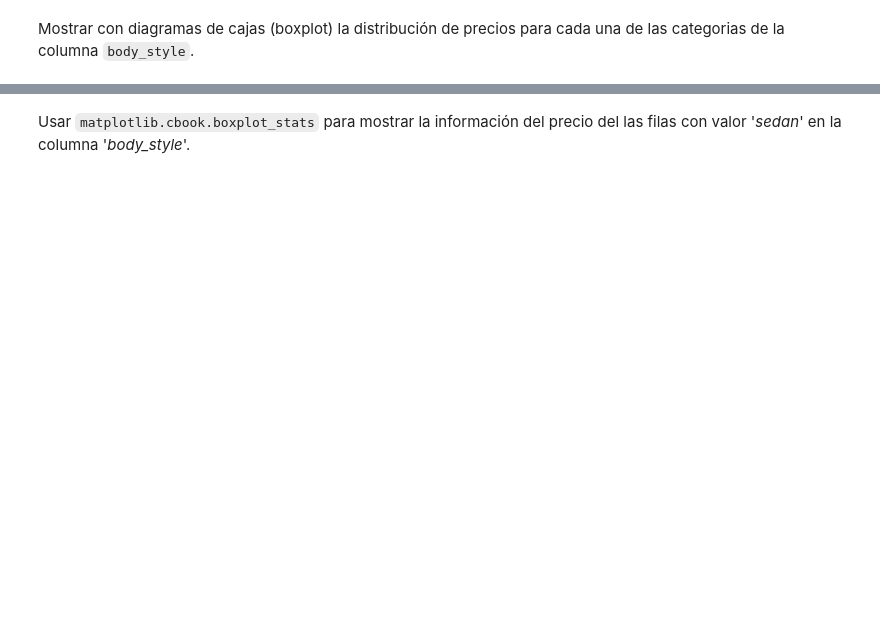
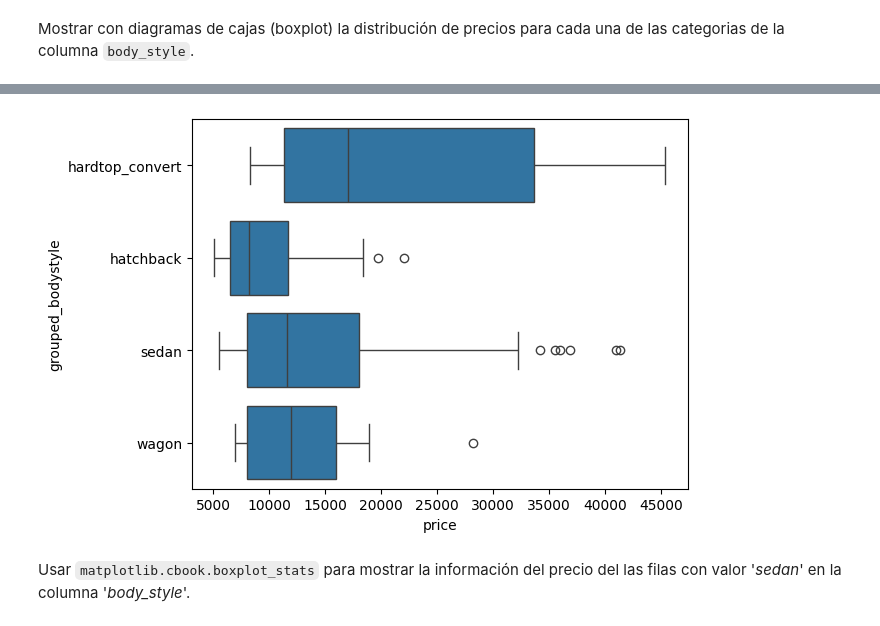
Before and after one commit to sobricius/Curso-Deep-Learning, a Jupyter notebook: Cuadernos/Prácticas/02.Práctica.1.Preparación.de.datos.ipynb, the cells around one changed output, grey strips where cells are left out. Drawn from its saved outputs; the diff is of its cells as text; code cells hidden in the pictures; blank space fills up the shorter version.

```diff
--- a/Cuadernos/Prácticas/02.Práctica.1.Preparación.de.datos.ipynb
+++ b/Cuadernos/Prácticas/02.Práctica.1.Preparación.de.datos.ipynb
@@ -458,0 +495,4 @@ Name: body_style, dtype: int64
+# %%
+df['grouped_bodystyle']=df['body_style'].replace({'hardtop':'hardtop_convert','convertible':'hardtop_convert'})
+bodystyle_ctr= df['grouped_bodystyle'].value_counts()
+bodystyle_ctr
@@ -464,2 +508,6 @@ Mostrar con diagramas de cajas (boxplot) la distribución de precios para cada u
+# %%
+bodystyle_price_plot=sns.boxplot(x=df['price'],y=df['grouped_bodystyle'])
+# %% [output]
+[figure, added]
 # %% [markdown]
 Usar `matplotlib.cbook.boxplot_stats` para mostrar la información del precio del las filas con valor '*sedan*' en la columna '*body_style*'.
```
Also changed, not shown: parts of 13 cells of this notebook.
